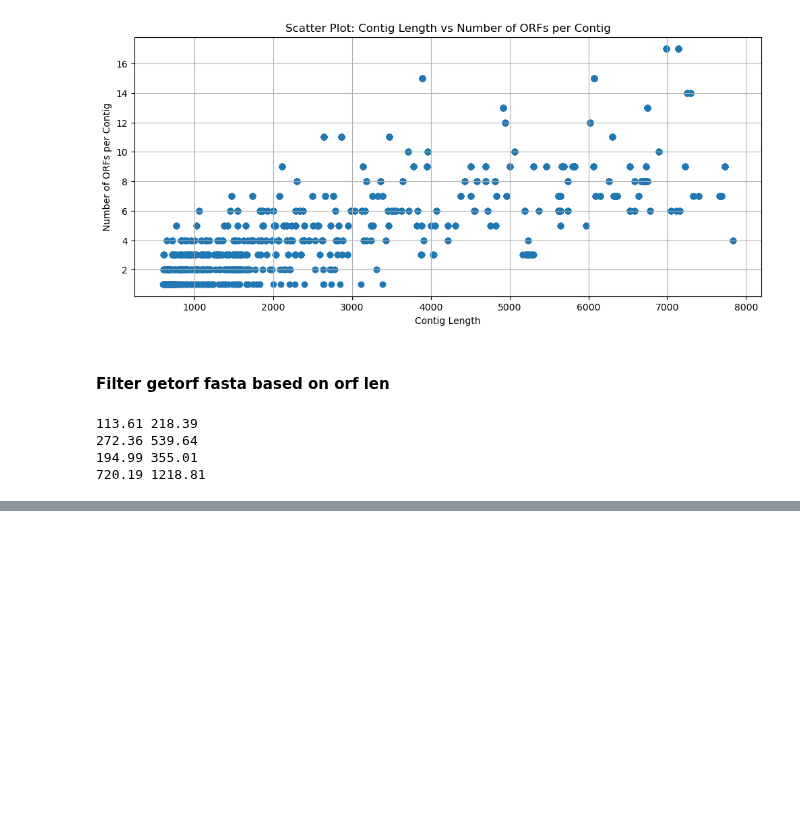
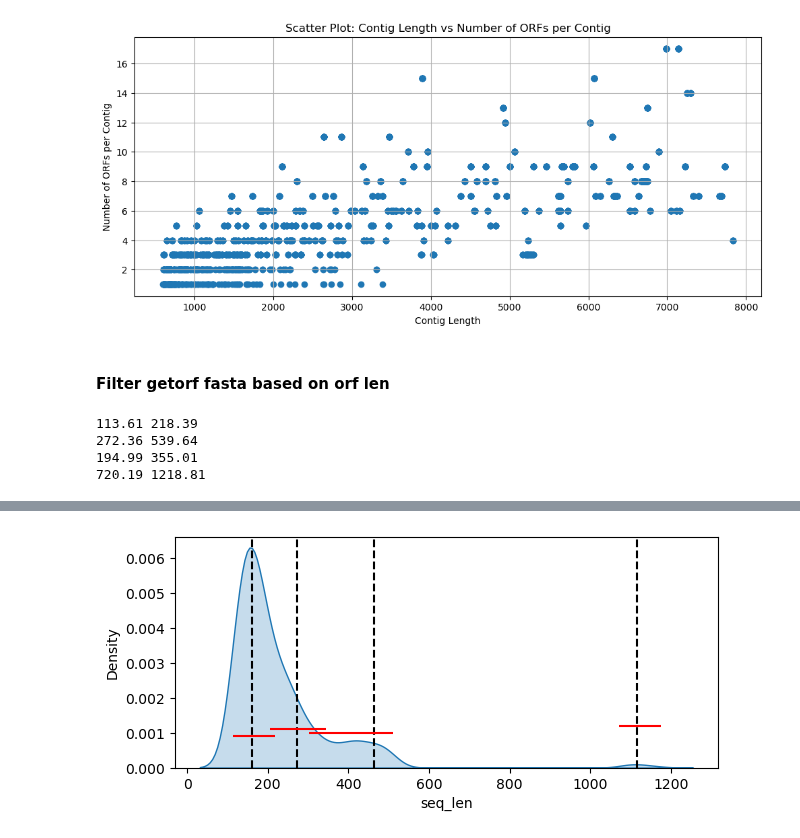
Before and after one commit to nezapajek/project-tobamo, a Jupyter notebook: analysis/whole_orf/01_getorf_candidates.ipynb, the cells around one changed output, grey strips where cells are left out. Saved outputs shown, nothing was run; the diff lists cells and outputs as text; code cells hidden in the pictures; blank space fills up the shorter version.

```diff
--- a/analysis/whole_orf/01_getorf_candidates.ipynb
+++ b/analysis/whole_orf/01_getorf_candidates.ipynb
@@ -169,0 +260,20 @@ for protein in proteins:
+# %%
+df = getorf_270_3510
+
+ranges = {
+    "cp": (124, 208),
+    "rdrp_orf2": (311, 501),
+    "mp": (216, 334),
+    "rdrp_orf1": (1081, 1166)
+}
+
+expanded_ranges = {col: (min_val - 10, max_val + 10) for col, (min_val, max_val) in ranges.items()}
+
+masks = {
+    col: (df["seq_len"] >= min_val) & (df["seq_len"] <= max_val)
+    for col, (min_val, max_val) in expanded_ranges.items()
+}
+
+combined_mask = pd.concat(masks, axis=1).any(axis=1)
+
+filtered_df = df[combined_mask]
@@ -169,0 +284,15 @@ for protein in proteins:
+# %%
+fig, ax = plt.subplots(figsize=(7,3))
+fig = sns.kdeplot(filtered_df.seq_len, fill=True)
+
+# Add vertical lines
+vertical_lines = [1115.04, 272.81, 463.94, 160.74]  # List of x-values for vertical lines
+for x in vertical_lines:
+    ax.axvline(x=x, color='black', linestyle='--')
+
+# Add horizontal lines
+for val in expanded_ranges.values():
+    plt.hlines(y=y, color='red', xmin = val[0], xmax=val[1])
+    y += 0.0001
+# %% [output]
+[figure, added]
```
Also changed, not shown: parts of 25 cells of this notebook, 9 other files.
